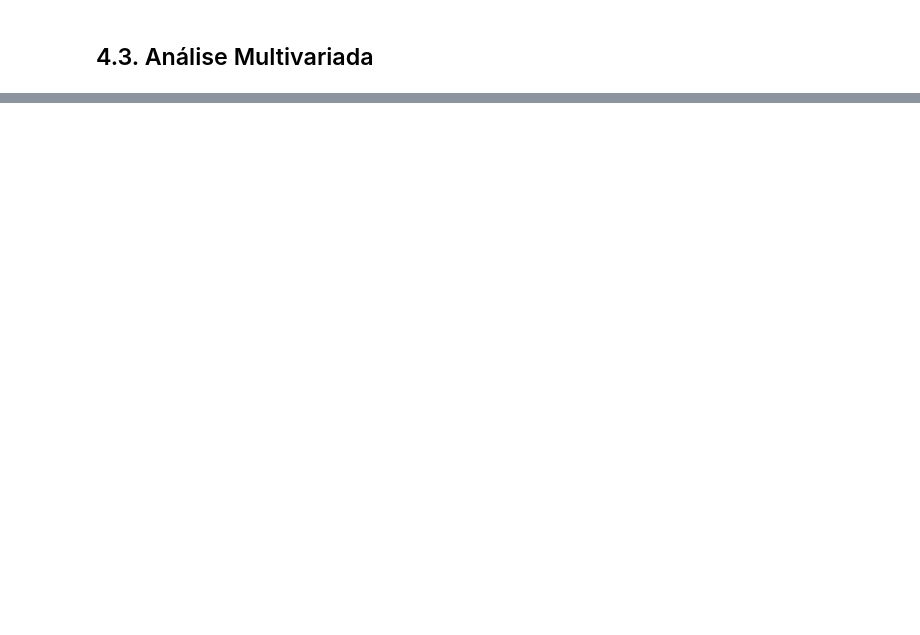
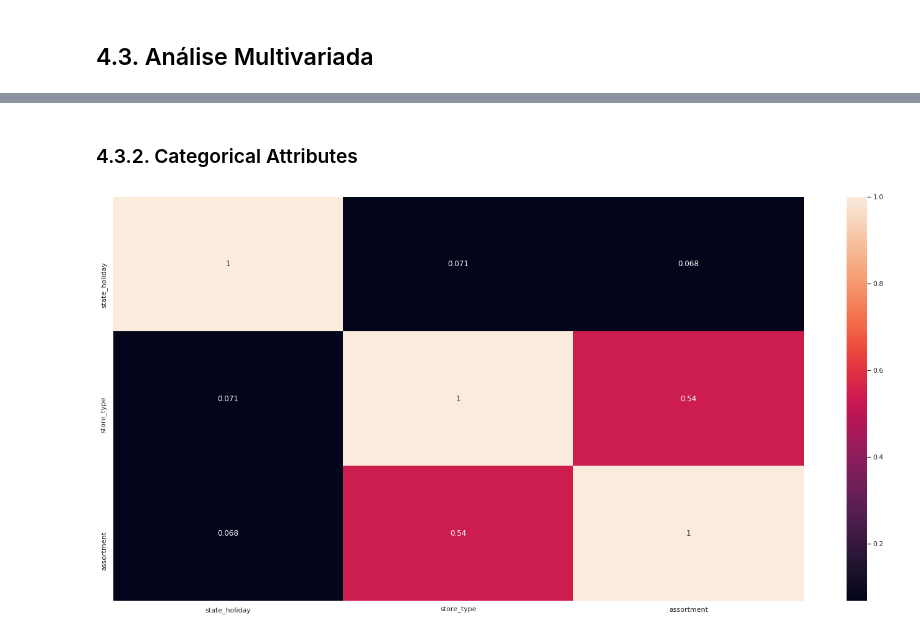
Before and after one commit to damhurmuller/Data-Science-Production, a Jupyter notebook: m04_v01_store_sales_prediction.ipynb, the cells around one changed output, grey strips where cells are left out. Cells and saved outputs as stored; diff of their text form; code cells hidden in the pictures; blank space fills up the shorter version.

```diff
--- a/m04_v01_store_sales_prediction.ipynb
+++ b/m04_v01_store_sales_prediction.ipynb
@@ -714,0 +788,30 @@ sns.barplot(x='month', y='sales', hue='school_holiday', data=aux2);
+# %% [markdown]
+### 4.3.2. Categorical Attributes
+# %%
+# only categorical data
+a = df4.select_dtypes(include=['object'])
+
+# calcualte crammer V
+a1 = crammer_v(a['state_holiday'], a['state_holiday'])
+a2 = crammer_v(a['state_holiday'], a['store_type'])
+a3 = crammer_v(a['state_holiday'], a['assortment'])
+
+a4 = crammer_v(a['store_type'], a['state_holiday'])
+a5 = crammer_v(a['store_type'], a['store_type'])
+a6 = crammer_v(a['store_type'], a['assortment'])
+
+a7 = crammer_v(a['assortment'], a['state_holiday'])
+a8 = crammer_v(a['assortment'], a['store_type'])
+a9 = crammer_v(a['assortment'], a['assortment'])
+
+
+# final dataset
+d = pd.DataFrame({'state_holiday': [a1, a2, a3],
+              'store_type': [a4, a5, a6],
+              'assortment': [a7, a8, a9]})
+
+d = d.set_index(d.columns)
+
+sns.heatmap(d, annot=True);
+# %% [output]
+[figure, added]
```
Also changed, not shown: parts of 8 cells of this notebook.
